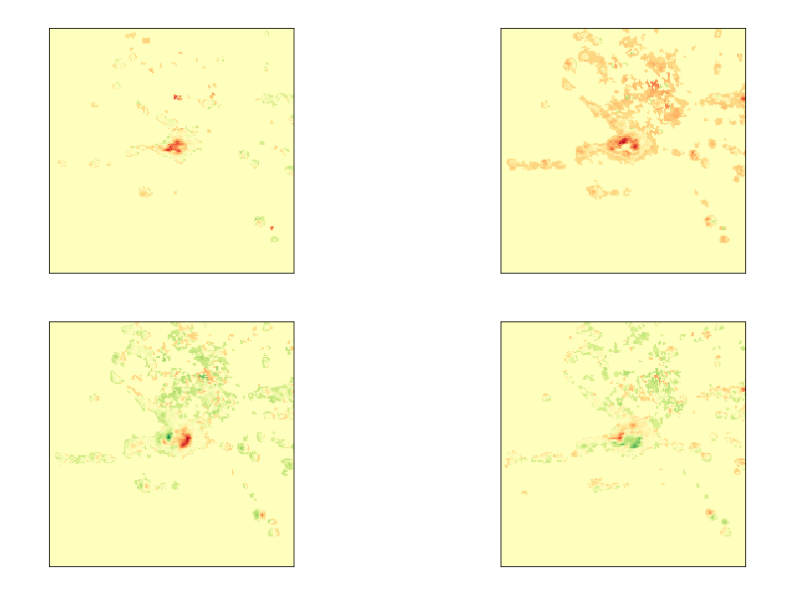
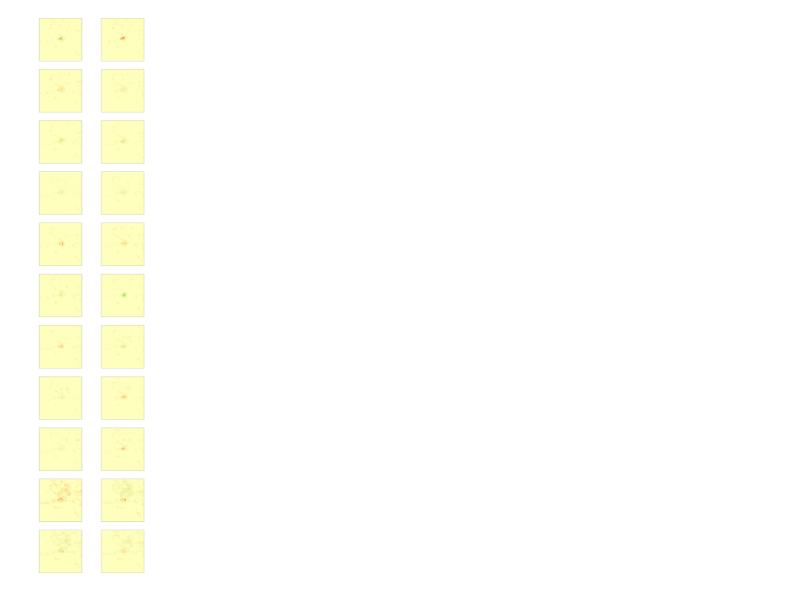
Before and after one commit to feliuserra/Luminosity, a Jupyter notebook: notebooks/data_exploration-series_loader.ipynb, the cells around one changed output. Saved outputs shown, nothing was run; the diff lists cells and outputs as text; code cells hidden in the pictures.

```diff
--- a/notebooks/data_exploration-series_loader.ipynb
+++ b/notebooks/data_exploration-series_loader.ipynb
@@ -23,13 +35,12 @@ Wall time: 1min 20s
 # %%
 def plot_series(series):
     max_abs = max(abs(series.max()), abs(series.min()))
-    fig, ax = plt.subplots(2,2,figsize=(15,10))
+    fig, ax = plt.subplots(11,2,figsize=(20,100))
     for i, axi in enumerate(ax.flat):
         axi.imshow(series[i], vmin=-max_abs, vmax=max_abs, cmap='RdYlGn')
         axi.set(xticks=[], yticks=[])
 
     plt.show()
+plot_series(haiti_series)
+# %% [output]
+[figure, added]
-# %%
-plot_series(haiti_series)
-# %% [output]
-[figure, removed]
```
Also changed, not shown: parts of 8 cells of this notebook, 2 other files.
